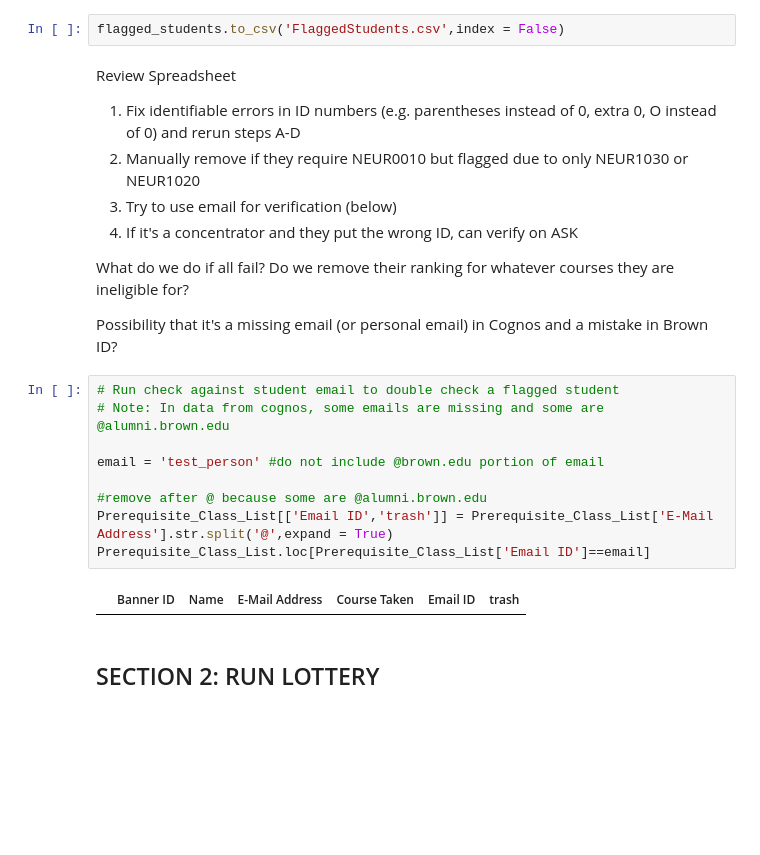
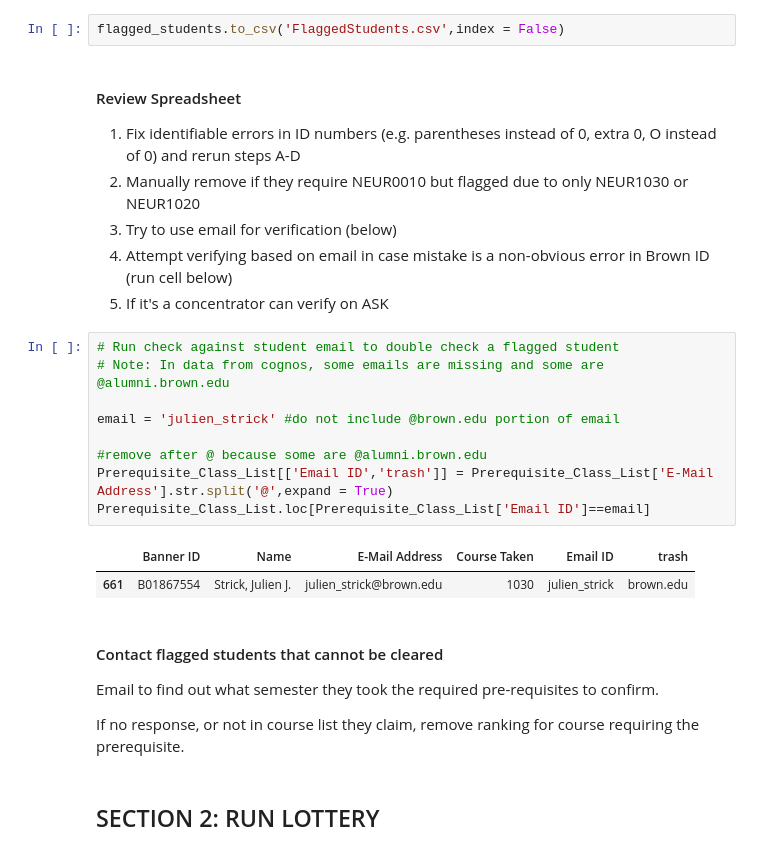
Before and after one commit to blaje42/Brown-Code, a Jupyter notebook: Neuro-Lottery.ipynb, the cells around one changed output. Saved outputs shown, nothing was run; the diff lists cells and outputs as text; blank space fills up the shorter version.

Commit message:
Minor fixes for prereq code, added formatting for exporting class lists

```diff
--- a/Neuro-Lottery.ipynb
+++ b/Neuro-Lottery.ipynb
@@ -154,26 +155,30 @@ yay
 # %%
 flagged_students.to_csv('FlaggedStudents.csv',index = False)
 # %% [markdown]
-Review Spreadsheet
+#### Review Spreadsheet
 1. Fix identifiable errors in ID numbers (e.g. parentheses instead of 0, extra 0, O instead of 0) and rerun steps A-D
 2. Manually remove if they require NEUR0010 but flagged due to only NEUR1030 or NEUR1020
 3. Try to use email for verification (below)
-4. If it's a concentrator and they put the wrong ID, can verify on ASK
-
-What do we do if all fail? Do we remove their ranking for whatever courses they are ineligible for?
-
-Possibility that it's a missing email (or personal email) in Cognos and a mistake in Brown ID?
+4. Attempt verifying based on email in case mistake is a non-obvious error in Brown ID (run cell below)
+5. If it's a concentrator can verify on ASK
 # %%
 # Run check against student email to double check a flagged student
 # Note: In data from cognos, some emails are missing and some are @alumni.brown.edu
 
-email = 'test_person' #do not include @brown.edu portion of email
+email = 'julien_strick' #do not include @brown.edu portion of email
 
 #remove after @ because some are @alumni.brown.edu
 Prerequisite_Class_List[['Email ID','trash']] = Prerequisite_Class_List['E-Mail Address'].str.split('@',expand = True)
 Prerequisite_Class_List.loc[Prerequisite_Class_List['Email ID']==email]
 # %% [output]
 |  | Banner ID | Name | E-Mail Address | Course Taken | Email ID | trash |
+| 661 | B01867554 | Strick, Julien J. | julien_strick@brown.edu | 1030 | julien_strick | brown.edu |
+# %% [markdown]
+#### Contact flagged students that cannot be cleared
+
+Email to find out what semester they took the required pre-requisites to confirm.
+
+If no response, or not in course list they claim, remove ranking for course requiring the prerequisite.
 # %% [markdown]
 ## SECTION 2: RUN LOTTERY
 # %%
```
Also changed, not shown: parts of 10 cells of this notebook.
